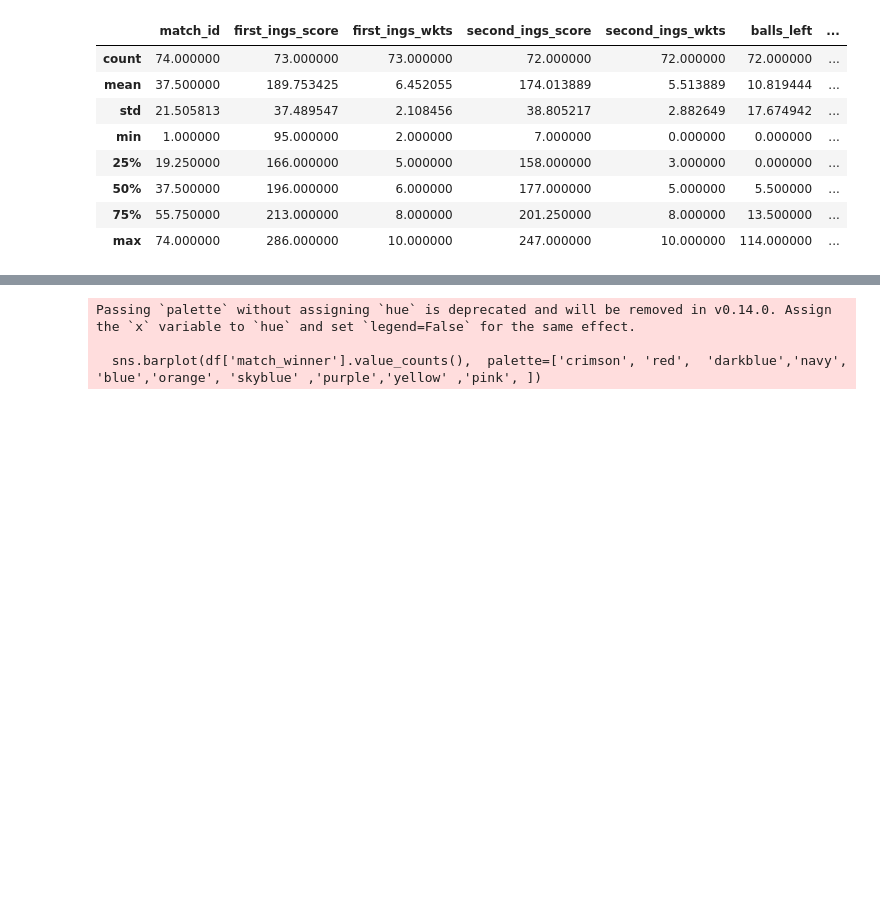
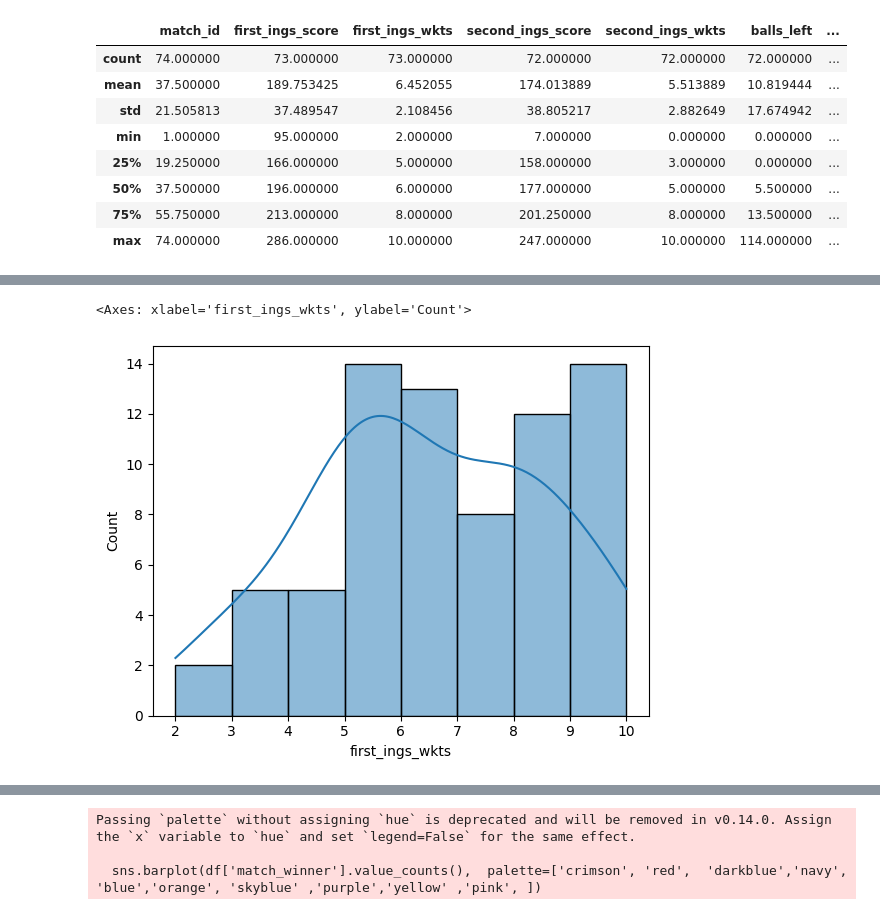
Before and after one commit to Dhineshsakthivel2007/Ipl2025analysis-EDA, a Jupyter notebook: eda2.ipynb, the cells around one changed output, grey strips where cells are left out. Drawn from its saved outputs; the diff is of its cells as text; code cells hidden in the pictures; blank space fills up the shorter version.

```diff
--- a/eda2.ipynb
+++ b/eda2.ipynb
@@ -106,0 +130,6 @@ df.describe()
+# %%
+sns.histplot(x='first_ings_wkts',data=df,kde=True)
+plt.show()
+# %% [output]
+<Axes: xlabel='first_ings_wkts', ylabel='Count'>
+[figure, added]
```
Also changed, not shown: parts of 10 cells of this notebook, 1 other file.
